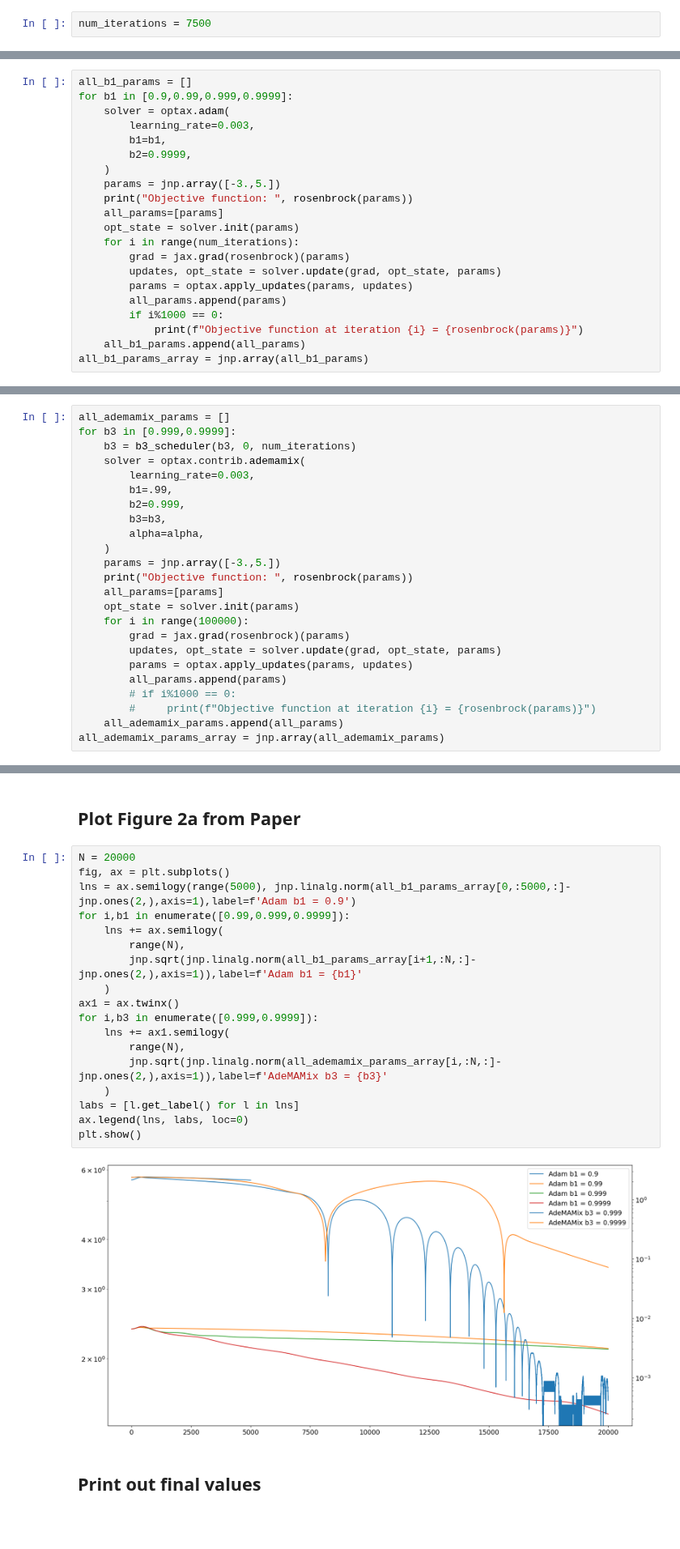
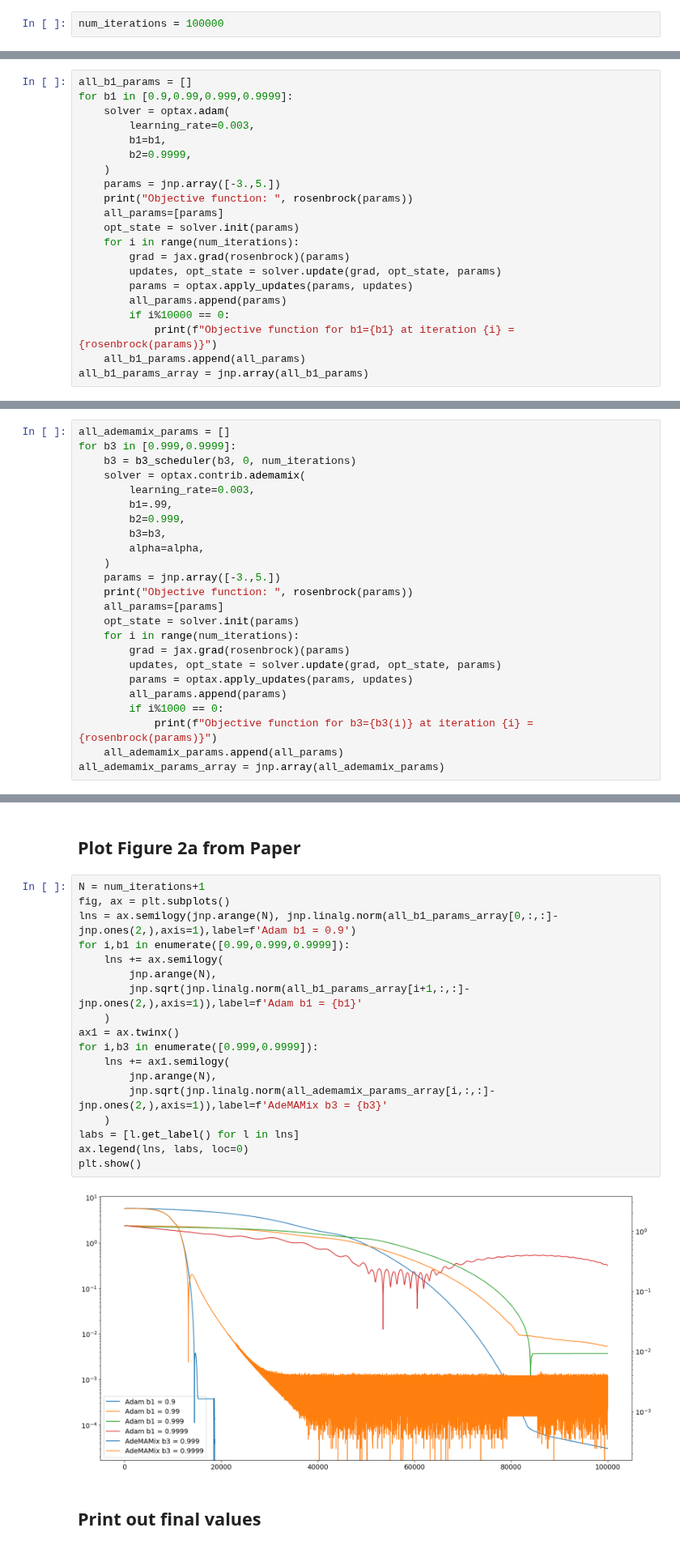
Before and after one commit to google-deepmind/optax, a Jupyter notebook: examples/contrib/rosenbrock_ademamix.ipynb, the cells around one changed output, grey strips where cells are left out. Shown at 81% size. Saved outputs shown, nothing was run; the diff lists cells and outputs as text; blank space fills up the shorter version.

```diff
--- a/examples/contrib/rosenbrock_ademamix.ipynb
+++ b/examples/contrib/rosenbrock_ademamix.ipynb
@@ -34,7 +34,7 @@ X, Y = jnp.meshgrid(x, y)
 # Compute the Rosenbrock function values for each point on the grid
 Z = rosenbrock([X, Y])
 # %%
-num_iterations = 7500
+num_iterations = 100000
 # %% [markdown]
 ## Generate Adam Trajectories (Baseline)
 # %%
@@ -54,8 +54,8 @@ for b1 in [0.9,0.99,0.999,0.9999]:
         updates, opt_state = solver.update(grad, opt_state, params)
         params = optax.apply_updates(params, updates)
         all_params.append(params)
-        if i%1000 == 0:
-            print(f"Objective function at iteration {i} = {rosenbrock(params)}")
+        if i%10000 == 0:
+            print(f"Objective function for b1={b1} at iteration {i} = {rosenbrock(params)}")
     all_b1_params.append(all_params)
 all_b1_params_array = jnp.array(all_b1_params)
 # %% [output]
@@ -116,13 +116,13 @@ for b3 in [0.999,0.9999]:
     print("Objective function: ", rosenbrock(params))
     all_params=[params]
     opt_state = solver.init(params)
-    for i in range(100000):
+    for i in range(num_iterations):
         grad = jax.grad(rosenbrock)(params)
         updates, opt_state = solver.update(grad, opt_state, params)
         params = optax.apply_updates(params, updates)
         all_params.append(params)
-        # if i%1000 == 0:
-        #     print(f"Objective function at iteration {i} = {rosenbrock(params)}")
+        if i%1000 == 0:
+            print(f"Objective function for b3={b3(i)} at iteration {i} = {rosenbrock(params)}")
     all_ademamix_params.append(all_params)
 all_ademamix_params_array = jnp.array(all_ademamix_params)
 # %% [output]
@@ -163,25 +178,25 @@ plt.show()
 # %% [markdown]
 ## Plot Figure 2a from Paper
 # %%
-N = 20000
+N = num_iterations+1
 fig, ax = plt.subplots()
-lns = ax.semilogy(range(5000), jnp.linalg.norm(all_b1_params_array[0,:5000,:]-jnp.ones(2,),axis=1),label=f'Adam b1 = 0.9')
+lns = ax.semilogy(jnp.arange(N), jnp.linalg.norm(all_b1_params_array[0,:,:]-jnp.ones(2,),axis=1),label=f'Adam b1 = 0.9')
 for i,b1 in enumerate([0.99,0.999,0.9999]):
     lns += ax.semilogy(
-        range(N),
-        jnp.sqrt(jnp.linalg.norm(all_b1_params_array[i+1,:N,:]-jnp.ones(2,),axis=1)),label=f'Adam b1 = {b1}'
+        jnp.arange(N),
+        jnp.sqrt(jnp.linalg.norm(all_b1_params_array[i+1,:,:]-jnp.ones(2,),axis=1)),label=f'Adam b1 = {b1}'
     )
 ax1 = ax.twinx()
 for i,b3 in enumerate([0.999,0.9999]):
     lns += ax1.semilogy(
-        range(N),
-        jnp.sqrt(jnp.linalg.norm(all_ademamix_params_array[i,:N,:]-jnp.ones(2,),axis=1)),label=f'AdeMAMix b3 = {b3}'
+        jnp.arange(N),
+        jnp.sqrt(jnp.linalg.norm(all_ademamix_params_array[i,:,:]-jnp.ones(2,),axis=1)),label=f'AdeMAMix b3 = {b3}'
     )
 labs = [l.get_label() for l in lns]
 ax.legend(lns, labs, loc=0)
 plt.show()
 # %% [output]
-[figure, old version]
+[figure, new version]
 # %% [markdown]
 ## Print out final values
 # %%
```
Also changed, not shown: parts of 4 cells of this notebook.
